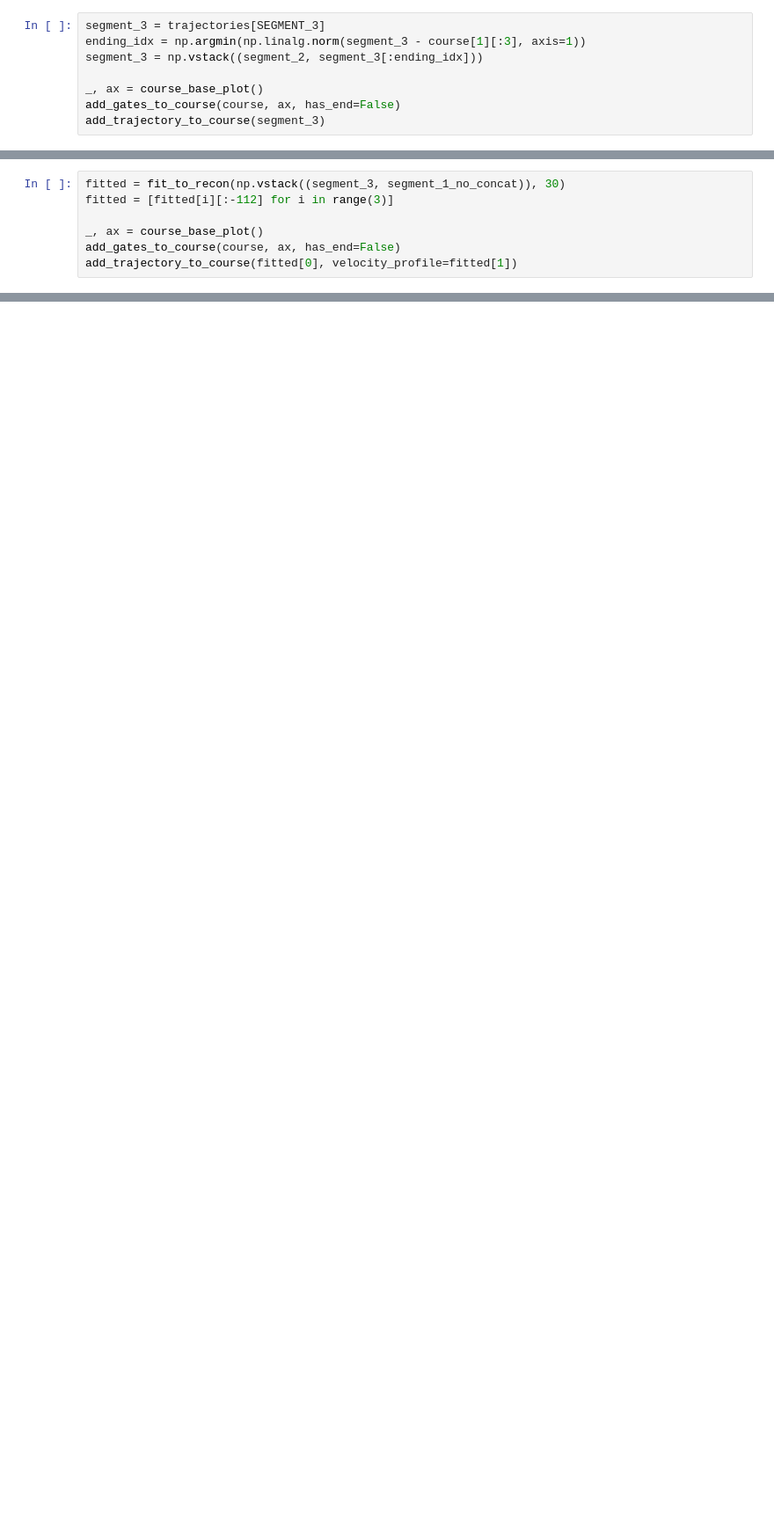
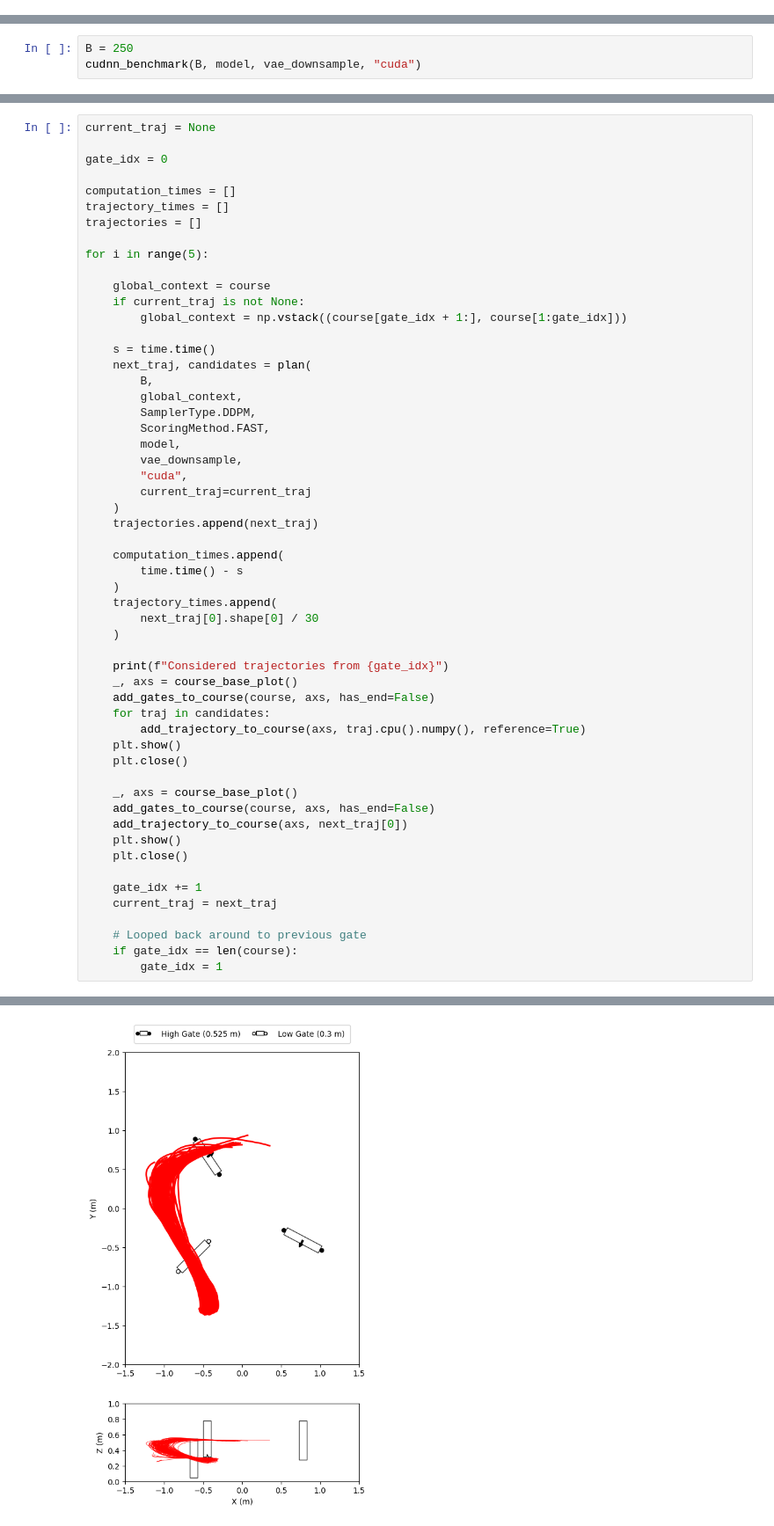
Before and after one commit to sparthaje/quadrotor-diffusion, a Jupyter notebook: notebooks/ldm.ipynb, the cells around one changed output, grey strips where cells are left out. Shown at 88% size. Drawn from its saved outputs; the diff is of its cells as text; blank space fills up the shorter version.

```diff
--- a/notebooks/ldm.ipynb
+++ b/notebooks/ldm.ipynb
@@ -170,8 +63,0 @@ add_trajectory_to_course(trajectories_concated[SEGMENT_3])
-# %%
-segment_3 = trajectories[SEGMENT_3]
-ending_idx = np.argmin(np.linalg.norm(segment_3 - course[1][:3], axis=1))
-segment_3 = np.vstack((segment_2, segment_3[:ending_idx]))
-
-_, ax = course_base_plot()
-add_gates_to_course(course, ax, has_end=False)
-add_trajectory_to_course(segment_3)
@@ -180,7 +63,0 @@ add_trajectory_to_course(segment_3)
-# %%
-fitted = fit_to_recon(np.vstack((segment_3, segment_1_no_concat)), 30)
-fitted = [fitted[i][:-112] for i in range(3)]
-
-_, ax = course_base_plot()
-add_gates_to_course(course, ax, has_end=False)
-add_trajectory_to_course(fitted[0], velocity_profile=fitted[1])
@@ -195,0 +64,3 @@ print("acc error", fitted[2][overlapping_idx] - fitted[2][-1])
+# %%
+B = 250
+cudnn_benchmark(B, model, vae_downsample, "cuda")
@@ -195,0 +70,56 @@ print("acc error", fitted[2][overlapping_idx] - fitted[2][-1])
+# %%
+current_traj = None
+
+gate_idx = 0
+
+computation_times = []
+trajectory_times = []
+trajectories = []
+
+for i in range(5):
+
+    global_context = course
+    if current_traj is not None:
+        global_context = np.vstack((course[gate_idx + 1:], course[1:gate_idx]))
+
+    s = time.time()
+    next_traj, candidates = plan(
+        B,
+        global_context,
+        SamplerType.DDPM,
+        ScoringMethod.FAST,
+        model,
+        vae_downsample,
+        "cuda",
+        current_traj=current_traj
+    )
+    trajectories.append(next_traj)
+
+    computation_times.append(
+        time.time() - s
+    )
+    trajectory_times.append(
+        next_traj[0].shape[0] / 30
+    )
+
+    print(f"Considered trajectories from {gate_idx}")
+    _, axs = course_base_plot()
+    add_gates_to_course(course, axs, has_end=False)
+    for traj in candidates:
+        add_trajectory_to_course(axs, traj.cpu().numpy(), reference=True)
+    plt.show()
+    plt.close()
+
+    _, axs = course_base_plot()
+    add_gates_to_course(course, axs, has_end=False)
+    add_trajectory_to_course(axs, next_traj[0])
+    plt.show()
+    plt.close()
+
+    gate_idx += 1
+    current_traj = next_traj
+
+    # Looped back around to previous gate
+    if gate_idx == len(course):
+        gate_idx = 1
+# %% [output]
@@ -195,0 +127 @@ print("acc error", fitted[2][overlapping_idx] - fitted[2][-1])
+[figure, added]
```
Also changed, not shown: parts of 22 cells of this notebook, 19 other files.
